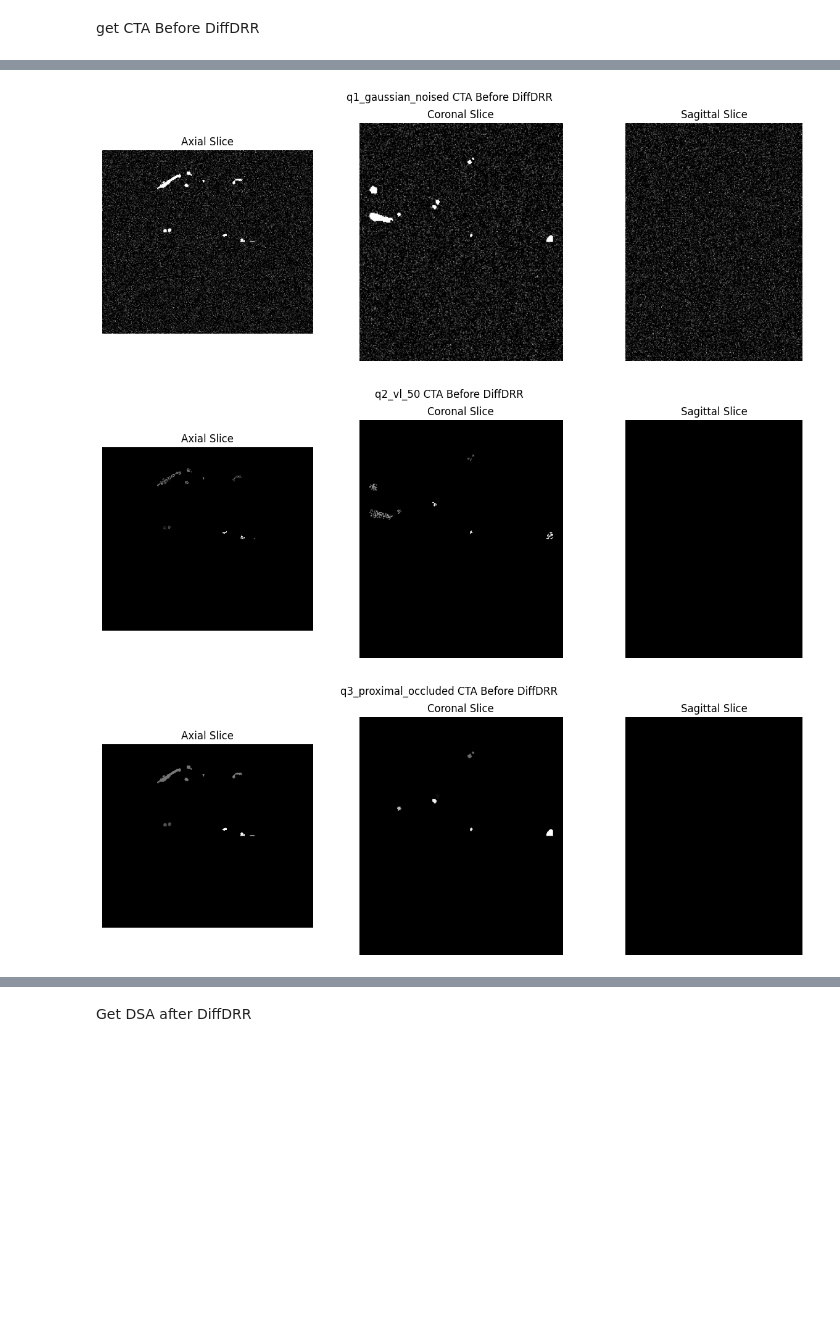
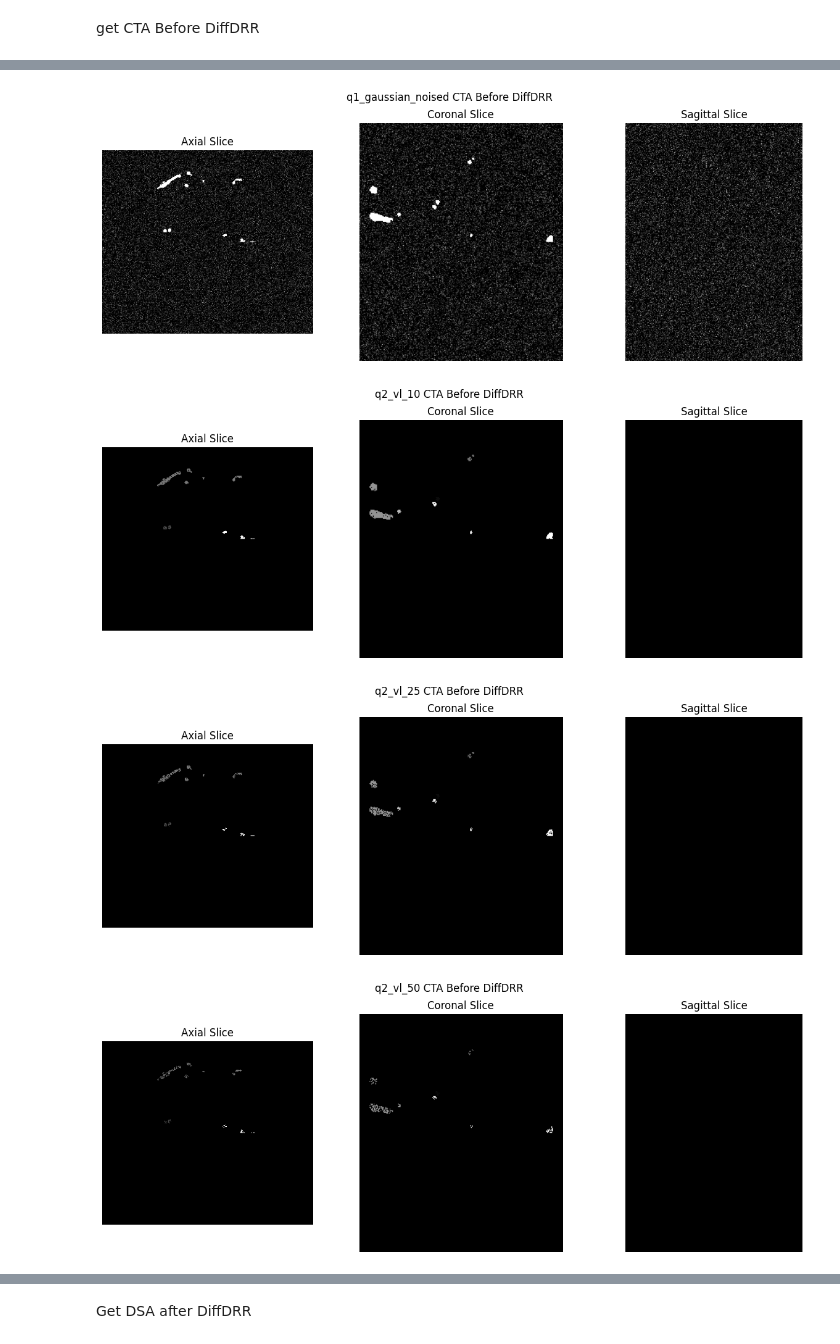
Before and after one commit to CSE291g-MIC-winter-2026/vessel-segmentation-and-registration, a Jupyter notebook: CSE291G-project.ipynb, the cells around one changed output, grey strips where cells are left out. Saved outputs shown, nothing was run; the diff lists cells and outputs as text; code cells hidden in the pictures; blank space fills up the shorter version.

```diff
--- a/CSE291G-project.ipynb
+++ b/CSE291G-project.ipynb
@@ -151,32 +151,37 @@ def get_CTA_Before_DiffDRR(data,name):
     y_mid = data.shape[1] // 2
     x_mid = data.shape[0] // 2
 
     fig, axes = plt.subplots(1, 3, figsize=(15, 5))
 
     # Axial (XY)
     axes[0].imshow(data[:, :, z_mid], cmap='gray')
     axes[0].set_title("Axial Slice")
 
     # Coronal (XZ)
     axes[1].imshow(data[:, y_mid, :], cmap='gray')
     axes[1].set_title("Coronal Slice")
 
     # Sagittal (YZ)
     axes[2].imshow(data[x_mid, :, :], cmap='gray')
     axes[2].set_title("Sagittal Slice")
 
     for ax in axes:
         ax.axis("off")
 
     plt.suptitle(f"{name} CTA Before DiffDRR")
     plt.show()
 
 get_CTA_Before_DiffDRR(healthy_base,"healthy base")
 get_CTA_Before_DiffDRR(q1_gaussian_noised,"q1_gaussian_noised")
+get_CTA_Before_DiffDRR(q2_vl_10,"q2_vl_10")
+get_CTA_Before_DiffDRR(q2_vl_25,"q2_vl_25")
 get_CTA_Before_DiffDRR(q2_vl_50,"q2_vl_50")
 get_CTA_Before_DiffDRR(q3_proximal_occluded,"q3_proximal_occluded")
+get_CTA_Before_DiffDRR(q3_medium_occluded,"q3_medium_occluded")
+get_CTA_Before_DiffDRR(q3_distal_occluded,"q3_distal_occluded")
 # %% [output]
 [figure]
 [figure]
-[figure, old version]
+[figure, new version]
-[figure, old version]
+[figure, new version]
+[figure, added]
```
Also changed, not shown: parts of 3 cells of this notebook.
